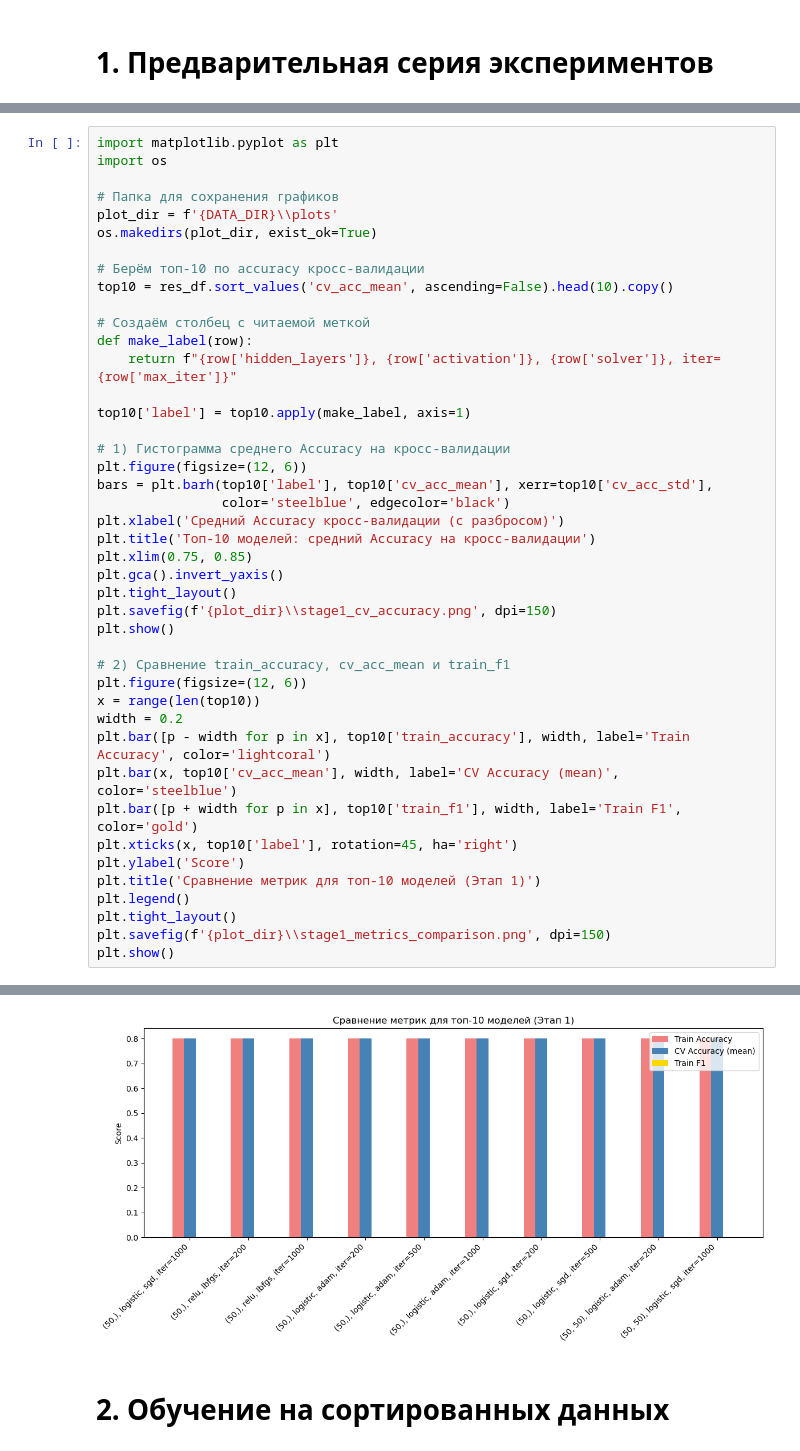
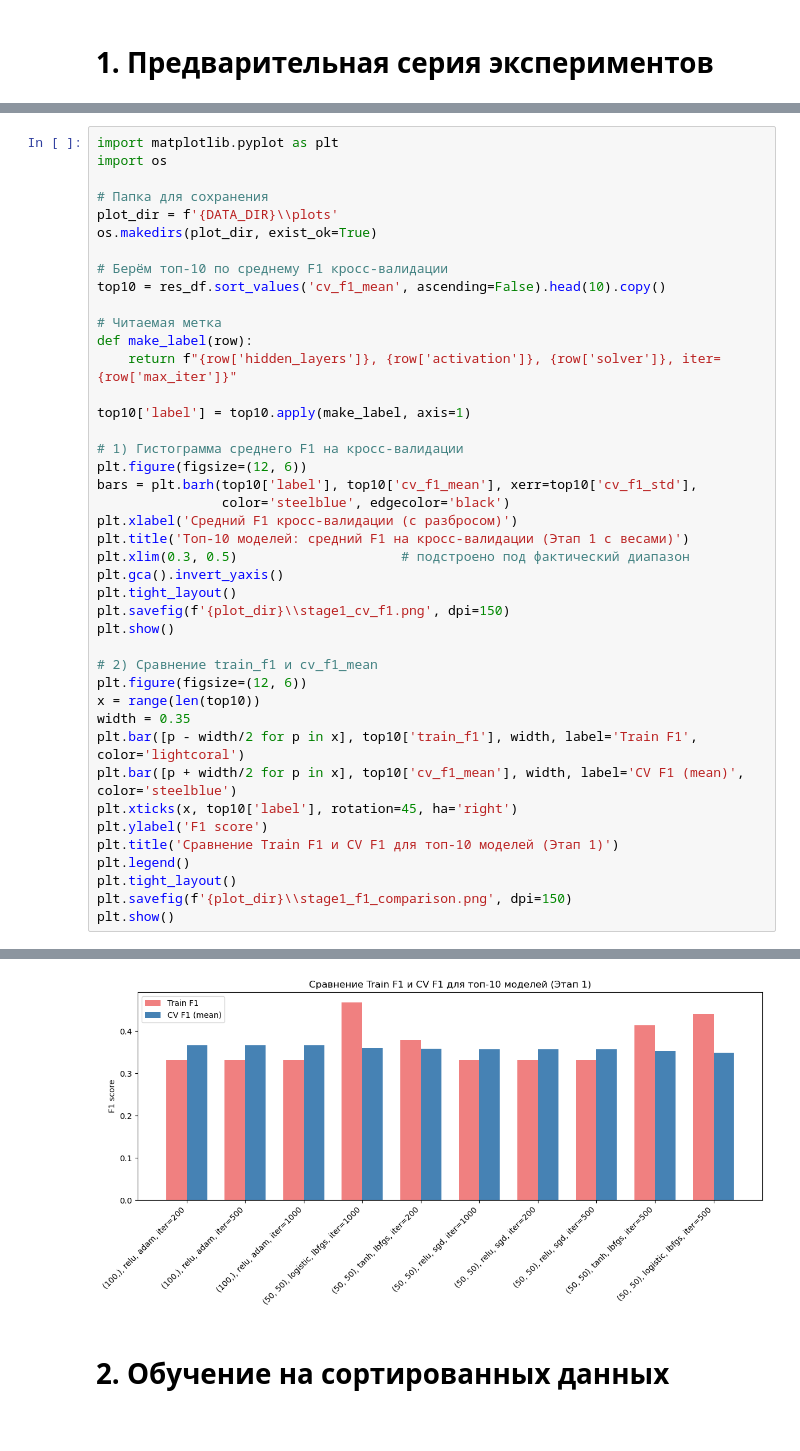
Before and after one commit to Dinmir331/MethodsAI_lab3, a Jupyter notebook: main.ipynb, the cells around one changed output, grey strips where cells are left out. Drawn from its saved outputs; the diff is of its cells as text.

```diff
--- a/main.ipynb
+++ b/main.ipynb
@@ -213,43 +236,42 @@ OK: (50,), logistic, adam, iter=1000 -> CV acc=0.801±0.006, train F1=0.000
 import matplotlib.pyplot as plt
 import os
 
-# Папка для сохранения графиков
+# Папка для сохранения
 plot_dir = f'{DATA_DIR}\\plots'
 os.makedirs(plot_dir, exist_ok=True)
 
-# Берём топ-10 по accuracy кросс-валидации
-top10 = res_df.sort_values('cv_acc_mean', ascending=False).head(10).copy()
+# Берём топ-10 по среднему F1 кросс-валидации
+top10 = res_df.sort_values('cv_f1_mean', ascending=False).head(10).copy()
 
-# Создаём столбец с читаемой меткой
+# Читаемая метка
 def make_label(row):
     return f"{row['hidden_layers']}, {row['activation']}, {row['solver']}, iter={row['max_iter']}"
 
 top10['label'] = top10.apply(make_label, axis=1)
 
-# 1) Гистограмма среднего Accuracy на кросс-валидации
+# 1) Гистограмма среднего F1 на кросс-валидации
 plt.figure(figsize=(12, 6))
-bars = plt.barh(top10['label'], top10['cv_acc_mean'], xerr=top10['cv_acc_std'],
+bars = plt.barh(top10['label'], top10['cv_f1_mean'], xerr=top10['cv_f1_std'],
                 color='steelblue', edgecolor='black')
-plt.xlabel('Средний Accuracy кросс-валидации (с разбросом)')
-plt.title('Топ-10 моделей: средний Accuracy на кросс-валидации')
-plt.xlim(0.75, 0.85)
+plt.xlabel('Средний F1 кросс-валидации (с разбросом)')
+plt.title('Топ-10 моделей: средний F1 на кросс-валидации (Этап 1 с весами)')
+plt.xlim(0.3, 0.5)                     # подстроено под фактический диапазон
 plt.gca().invert_yaxis()
 plt.tight_layout()
-plt.savefig(f'{plot_dir}\\stage1_cv_accuracy.png', dpi=150)
+plt.savefig(f'{plot_dir}\\stage1_cv_f1.png', dpi=150)
 plt.show()
 
-# 2) Сравнение train_accuracy, cv_acc_mean и train_f1
+# 2) Сравнение train_f1 и cv_f1_mean
 plt.figure(figsize=(12, 6))
 x = range(len(top10))
-width = 0.2
-plt.bar([p - width for p in x], top10['train_accuracy'], width, label='Train Accuracy', color='lightcoral')
-plt.bar(x, top10['cv_acc_mean'], width, label='CV Accuracy (mean)', color='steelblue')
-plt.bar([p + width for p in x], top10['train_f1'], width, label='Train F1', color='gold')
+width = 0.35
+plt.bar([p - width/2 for p in x], top10['train_f1'], width, label='Train F1', color='lightcoral')
+plt.bar([p + width/2 for p in x], top10['cv_f1_mean'], width, label='CV F1 (mean)', color='steelblue')
 plt.xticks(x, top10['label'], rotation=45, ha='right')
-plt.ylabel('Score')
-plt.title('Сравнение метрик для топ-10 моделей (Этап 1)')
+plt.ylabel('F1 score')
+plt.title('Сравнение Train F1 и CV F1 для топ-10 моделей (Этап 1)')
 plt.legend()
 plt.tight_layout()
-plt.savefig(f'{plot_dir}\\stage1_metrics_comparison.png', dpi=150)
+plt.savefig(f'{plot_dir}\\stage1_f1_comparison.png', dpi=150)
 plt.show()
 # %% [output]
@@ -257,4 +279,4 @@ plt.show()
-[figure, old version]
+[figure, new version]
 # %% [markdown]
 # 2. Обучение на сортированных данных
 # %%
```
Also changed, not shown: parts of 12 cells of this notebook, 12 other files.
